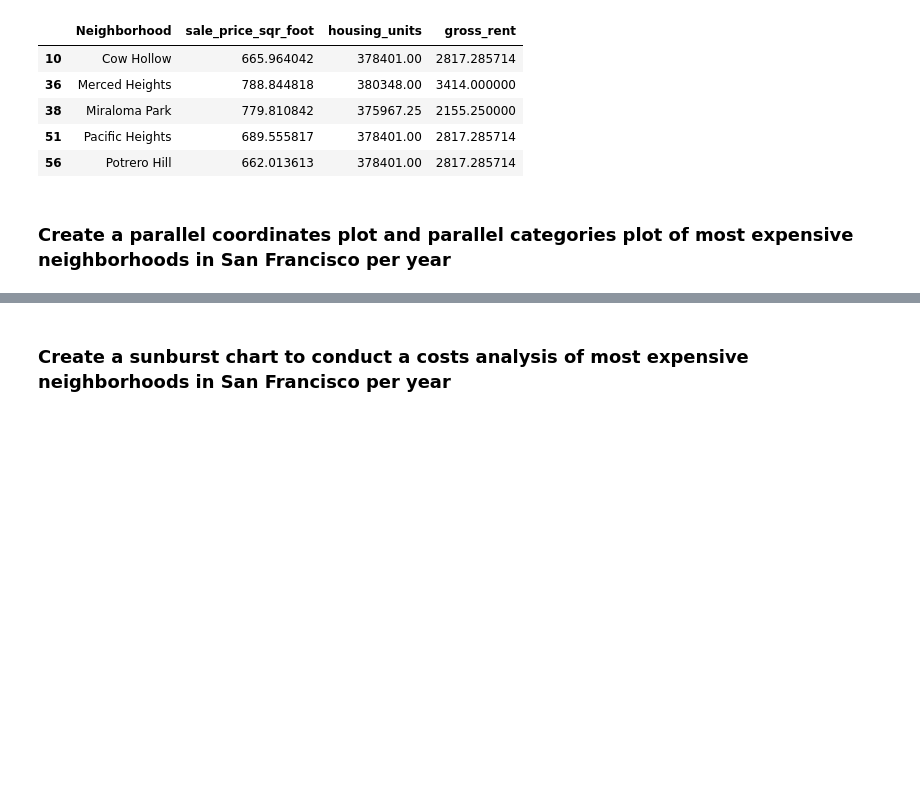
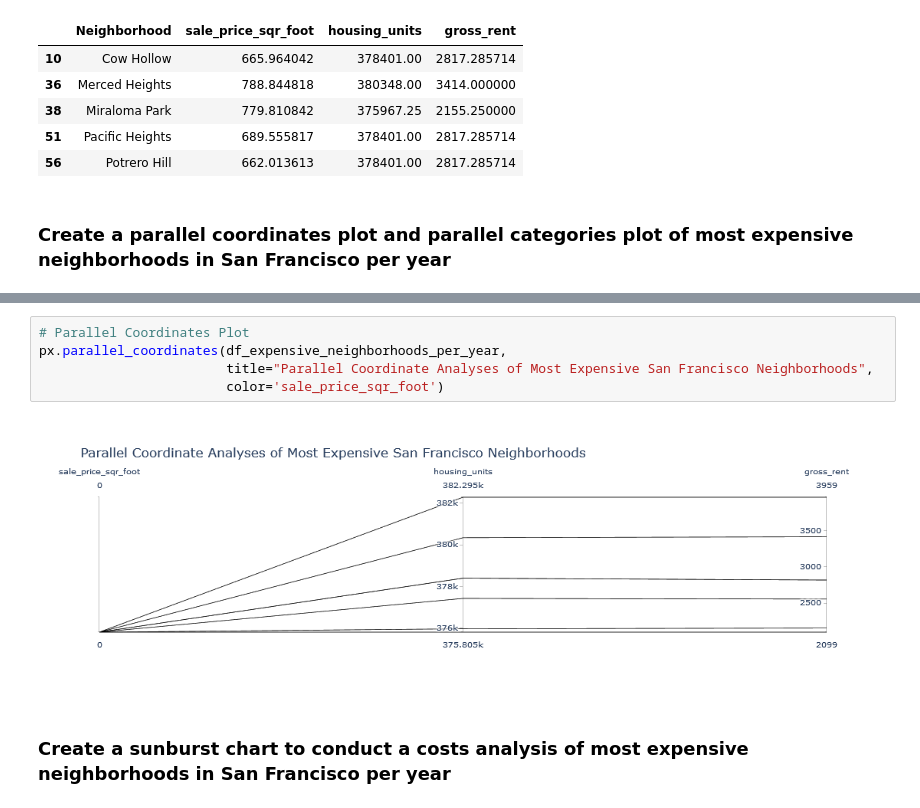
Before and after one commit to dcndn4/HW5_Python_Opoly, a Jupyter notebook: rental_analysis_cs.ipynb, the cells around one changed output, grey strips where cells are left out. Drawn from its saved outputs; the diff is of its cells as text; blank space fills up the shorter version.

```diff
--- a/rental_analysis_cs.ipynb
+++ b/rental_analysis_cs.ipynb
@@ -417,3 +425,10 @@ df_expensive_neighborhoods_per_year.head()
+# %%
+# Parallel Coordinates Plot
+px.parallel_coordinates(df_expensive_neighborhoods_per_year,
+                        title="Parallel Coordinate Analyses of Most Expensive San Francisco Neighborhoods",
+                        color='sale_price_sqr_foot')
+# %% [output]
+[figure, added]
 # %% [markdown]
 ### Create a sunburst chart to conduct a costs analysis of most expensive neighborhoods in San Francisco per year
 # %%
```
Also changed, not shown: parts of 3 cells of this notebook.
